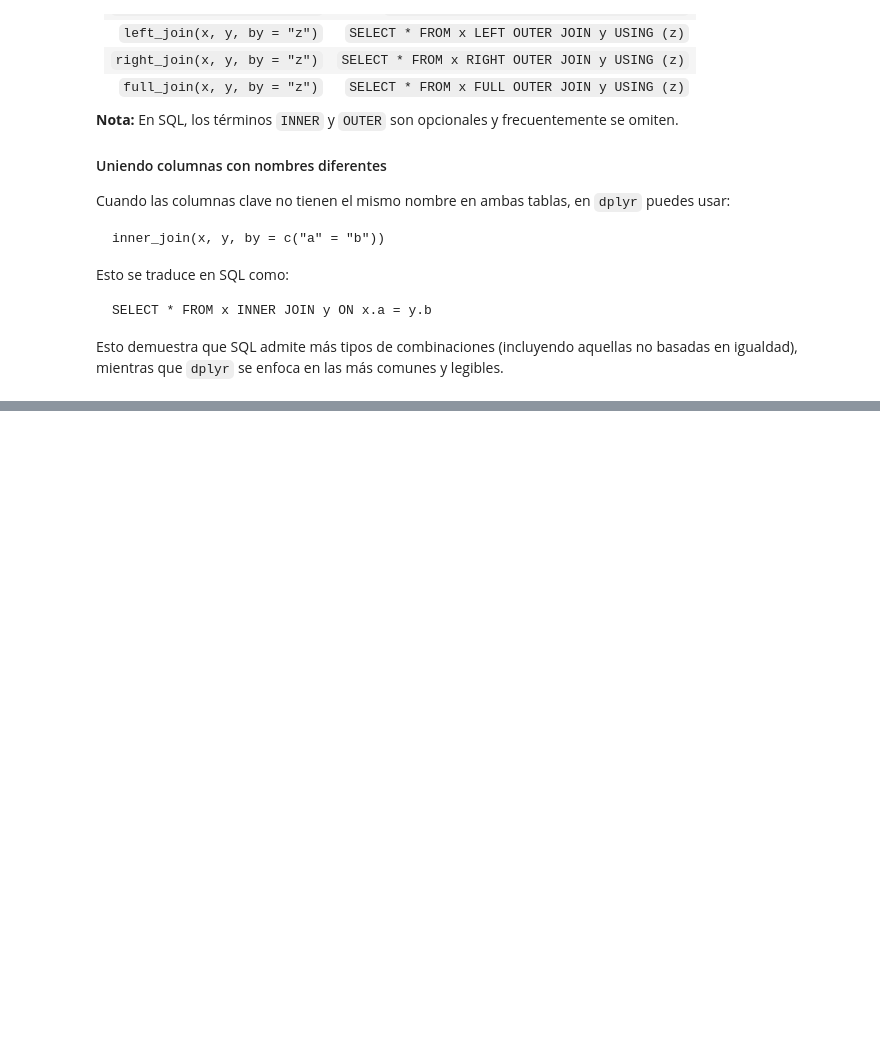
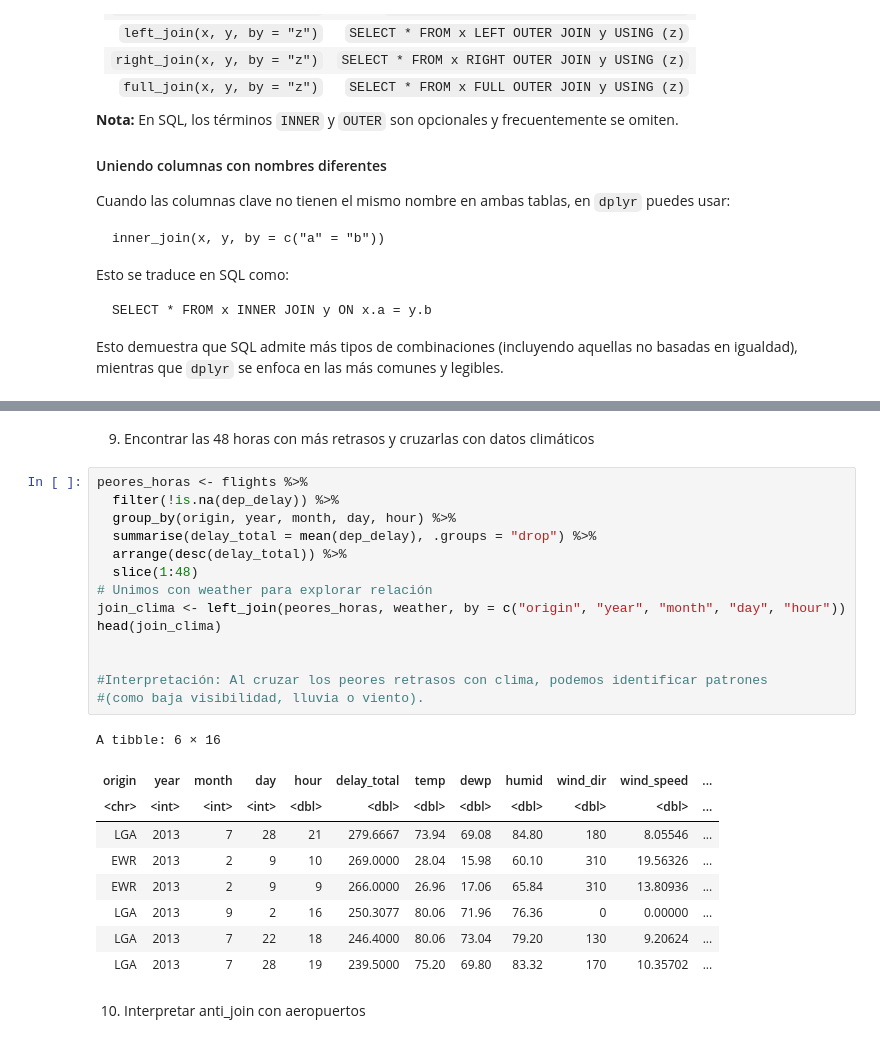
Before and after one commit to ednavivianasegura/ERAP_Curso_R, a Jupyter notebook: ERAP_R_Course.ipynb, the cells around one changed output, grey strips where cells are left out. Saved outputs shown, nothing was run; the diff lists cells and outputs as text; blank space fills up the shorter version.

```diff
--- a/ERAP_R_Course.ipynb
+++ b/ERAP_R_Course.ipynb
@@ -3063,0 +3247,28 @@ Esto demuestra que SQL admite más tipos de combinaciones (incluyendo aquellas n
+# %% [markdown]
+9. Encontrar las 48 horas con más retrasos y cruzarlas con datos climáticos
+# %%
+peores_horas <- flights %>%
+  filter(!is.na(dep_delay)) %>%
+  group_by(origin, year, month, day, hour) %>%
+  summarise(delay_total = mean(dep_delay), .groups = "drop") %>%
+  arrange(desc(delay_total)) %>%
+  slice(1:48)
+# Unimos con weather para explorar relación
+join_clima <- left_join(peores_horas, weather, by = c("origin", "year", "month", "day", "hour"))
+head(join_clima)
+
+
+#Interpretación: Al cruzar los peores retrasos con clima, podemos identificar patrones
+#(como baja visibilidad, lluvia o viento).
+# %% [output]
+A tibble: 6 × 16
+| origin | year | month | day | hour | delay_total | temp | dewp | humid | wind_dir | wind_speed | ... |
+| <chr> | <int> | <int> | <int> | <dbl> | <dbl> | <dbl> | <dbl> | <dbl> | <dbl> | <dbl> | ... |
+| LGA | 2013 | 7 | 28 | 21 | 279.6667 | 73.94 | 69.08 | 84.80 | 180 | 8.05546 | ... |
+| EWR | 2013 | 2 | 9 | 10 | 269.0000 | 28.04 | 15.98 | 60.10 | 310 | 19.56326 | ... |
+| EWR | 2013 | 2 | 9 | 9 | 266.0000 | 26.96 | 17.06 | 65.84 | 310 | 13.80936 | ... |
+| LGA | 2013 | 9 | 2 | 16 | 250.3077 | 80.06 | 71.96 | 76.36 | 0 | 0.00000 | ... |
+| LGA | 2013 | 7 | 22 | 18 | 246.4000 | 80.06 | 73.04 | 79.20 | 130 | 9.20624 | ... |
+| LGA | 2013 | 7 | 28 | 19 | 239.5000 | 75.20 | 69.80 | 83.32 | 170 | 10.35702 | ... |
+# %% [markdown]
+10. Interpretar anti_join con aeropuertos
```
Also changed, not shown: parts of 26 cells of this notebook.
